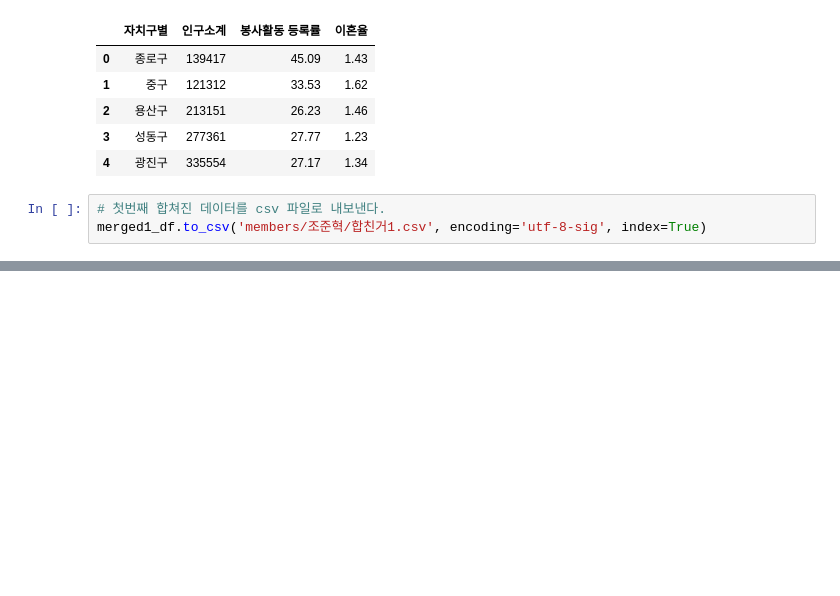
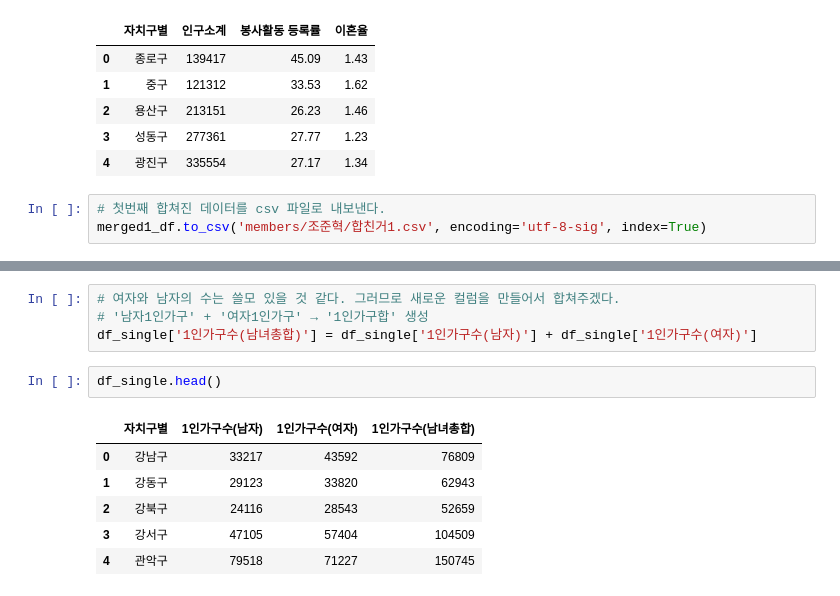
Before and after one commit to CityCrimeResearch/MidProject, a Jupyter notebook: ipynbTest/Junhyeok/정규화.ipynb, the cells around one changed output, grey strips where cells are left out. Cells and saved outputs as stored; diff of their text form; blank space fills up the shorter version.

```diff
--- a/ipynbTest/Junhyeok/정규화.ipynb
+++ b/ipynbTest/Junhyeok/정규화.ipynb
@@ -180,0 +199,13 @@ merged1_df.to_csv('members/조준혁/합친거1.csv', encoding='utf-8-sig', inde
+# %%
+# 여자와 남자의 수는 쓸모 있을 것 같다. 그러므로 새로운 컬럼을 만들어서 합쳐주겠다.
+# '남자1인가구' + '여자1인가구' → '1인가구합' 생성
+df_single['1인가구수(남녀총합)'] = df_single['1인가구수(남자)'] + df_single['1인가구수(여자)']
+# %%
+df_single.head()
+# %% [output]
+|  | 자치구별 | 1인가구수(남자) | 1인가구수(여자) | 1인가구수(남녀총합) |
+| 0 | 강남구 | 33217 | 43592 | 76809 |
+| 1 | 강동구 | 29123 | 33820 | 62943 |
+| 2 | 강북구 | 24116 | 28543 | 52659 |
+| 3 | 강서구 | 47105 | 57404 | 104509 |
+| 4 | 관악구 | 79518 | 71227 | 150745 |
```
Also changed, not shown: parts of 4 cells of this notebook, 1 other file.
